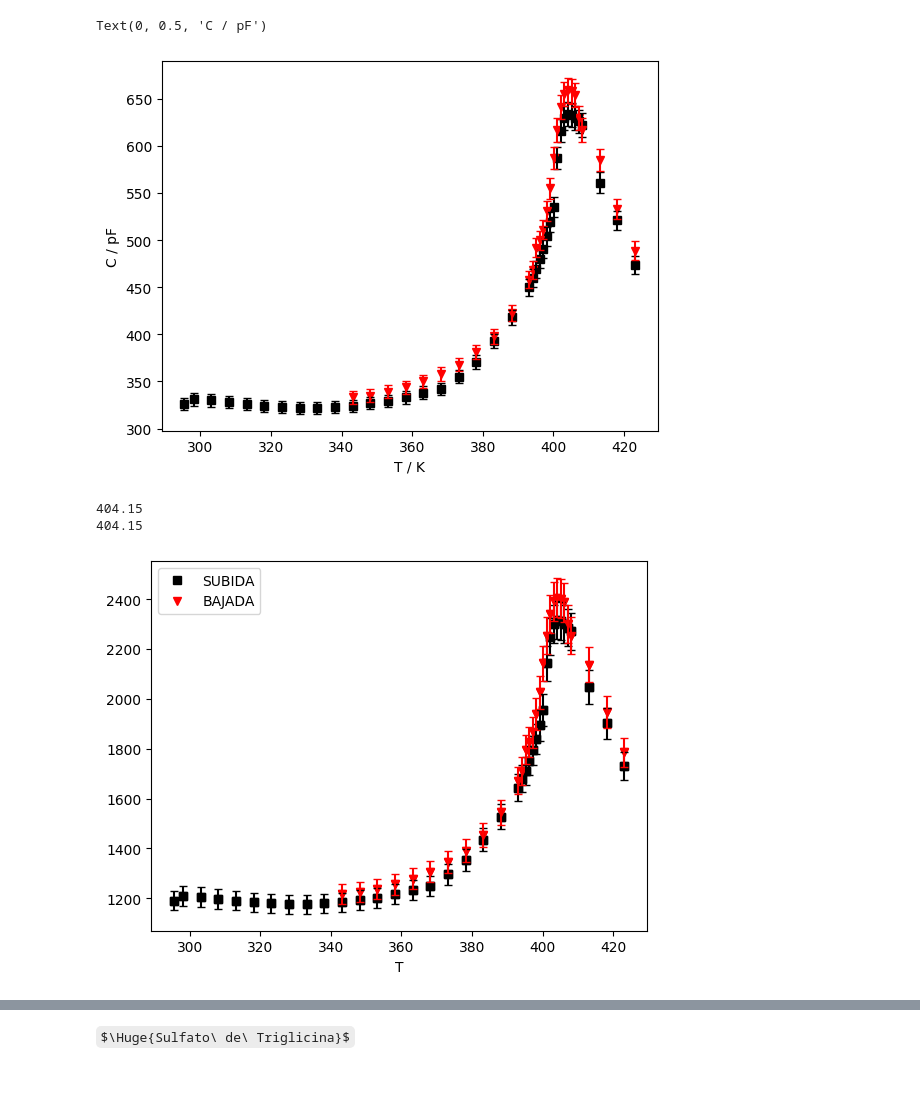
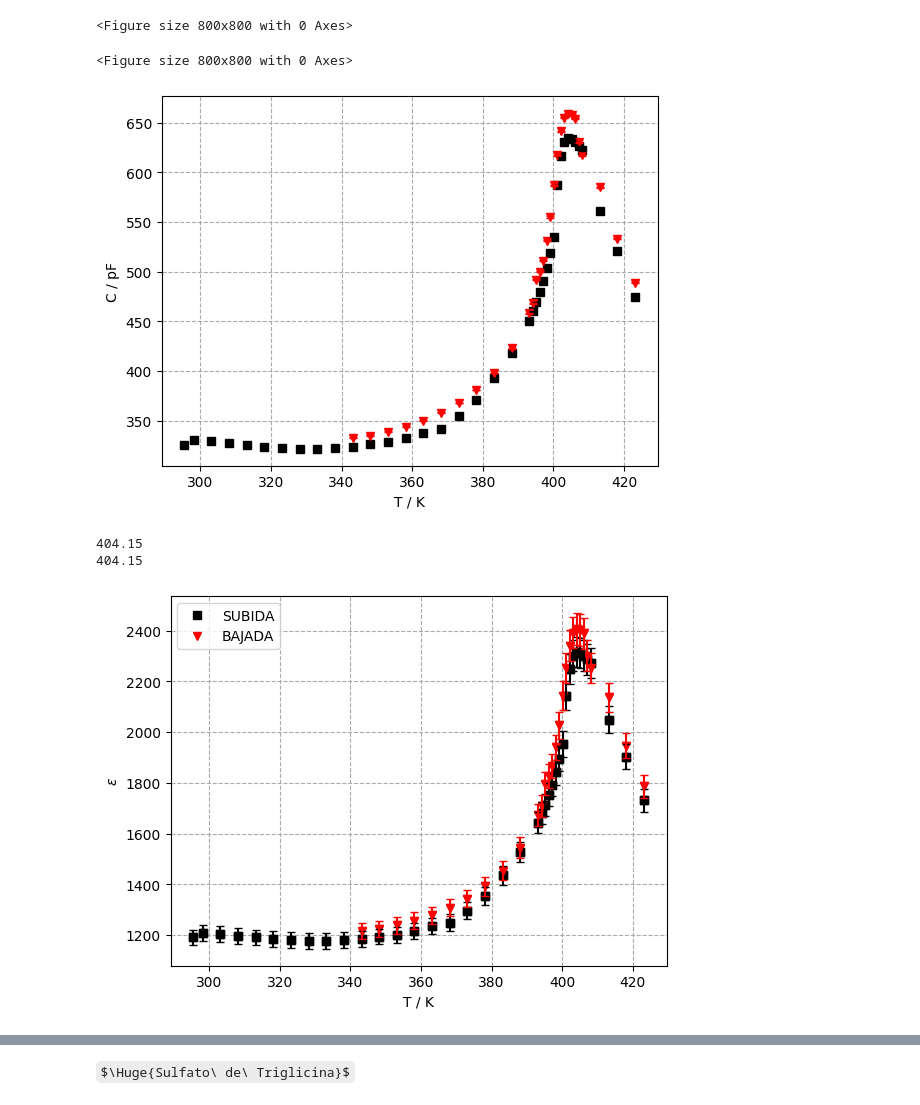
Before and after one commit to albertopeinador/FES_Curie, a Jupyter notebook: Curie.ipynb, the cells around one changed output, grey strips where cells are left out. Drawn from its saved outputs; the diff is of its cells as text; code cells hidden in the pictures; some formulas as TeX source.

```diff
--- a/Curie.ipynb
+++ b/Curie.ipynb
@@ -20,6 +20,13 @@ sd = 0.01e-3
 
 C0 = E * A / d
 sC0 =  E * inc.incerts(x/y, [x, y], [A, d], [sA, sd])
+
+errorC = 0.001
+
+plt.figure(figsize=(10, 10), dpi=80)
+# %% [output]
+<Figure size 800x800 with 0 Axes>
+<Figure size 800x800 with 0 Axes>
 # %%
 #   Load data
 data = pd.read_csv('FES_Curie.csv')
@@ -35,8 +42,8 @@ ax = plt.gca()
 
 #   Define uncertanty series
 
-sC_S = 0.02 * data['SUBIDA'].astype(float)
-sC_B = 0.02 * data['BAJADA'].astype(float)
+sC_S = errorC * data['SUBIDA'].astype(float)
+sC_B = errorC * data['BAJADA'].astype(float)
 
 #sub = data.plot(x = 'T', y = 'SUBIDA', ax = ax, style = 'ks')
 #baj = data.plot(x = 'T', y = 'BAJADA', ax = ax, style = 'rv')
@@ -44,9 +51,10 @@ plt.errorbar(x = data['T'], y = data['SUBIDA'], yerr = sC_S, barsabove=True, cap
 plt.errorbar(x = data['T'], y = data['BAJADA'], yerr = sC_B, barsabove=True, capsize = 3, fmt = 'rv')
 ax.set_xlabel('T / K')
 ax.set_ylabel('C / pF')
+ax.grid(linestyle = '--', color = '#aaaaaa')
+plt.savefig('C-T.pdf')
 # %% [output]
-Text(0, 0.5, 'C / pF')
-[figure, old version]
+[figure, new version]
 # %%
 #   Define C-W function for fit
 def cw(T, C, Tc):
@@ -71,34 +79,40 @@ start = data['BAJADA'].first_valid_index()
 
 sE_S = []
 for i in range (len (data['SUBIDA'])):
     sE_S.append(inc.incerts(x / y, [x, y], [data['SUBIDA'].loc[i], C0], [sC_S.loc[i], sC0]))
 
 sE_B = []
 for i in range (len (data['BAJADA'].loc[start:])):
     sE_B.append(inc.incerts(x / y, [x, y], [data['BAJADA'].loc[i + start], C0], [sC_B.loc[i + start], sC0]))
 
 max_index_S = np.argmax(data['SUBIDA'])
 max_index_B = np.argmax(data['BAJADA'])
 
 sub = data.plot(x = 'T', y = 'SUBIDA', ax = ax, style = 'ks')
 baj = data.plot(x = 'T', y = 'BAJADA', ax = ax, style = 'rv')
 plt.errorbar(x = data['T'], y = data['SUBIDA'], yerr = sE_S, barsabove=True, capsize = 3, fmt = 'ks')
 plt.errorbar(x = data['T'].loc[start:], y = data['BAJADA'].loc[start:], yerr = sE_B, barsabove=True, capsize = 3, fmt = 'rv')
 
 
 print (data['T'].loc[max_index_B])
 print (data['T'].loc[max_index_S])
 
+ax.set_xlabel('T / K')
+ax.set_ylabel('$\epsilon$')
+
+ax.grid(linestyle = '--', color = '#aaaaaa')
+
+plt.savefig('e-T.pdf')
 #fit_S, cov_S = curve_fit (logauss, data['T'].loc[data.index[data['T'] == 395.15][0]:], data['SUBIDA'].loc[data.index[data['T'] == 395.15][0]:], p0 = [2e3, 400, 10])
 #
 #x_fit = np.linspace (395, 420, 500)
 #y_fit = logauss (x_fit, fit_S[0], fit_S[1], fit_S[2])
 #ax.plot(x_fit, y_fit)
 #print(x_fit[np.argmax(y_fit)])
 # %% [output]
 404.15
 404.15
-[figure, old version]
+[figure, new version]
 # %%
 #   Curie-Weiss fit for T>Tc
 
```
Also changed, not shown: parts of 6 cells of this notebook, 4 other files.
